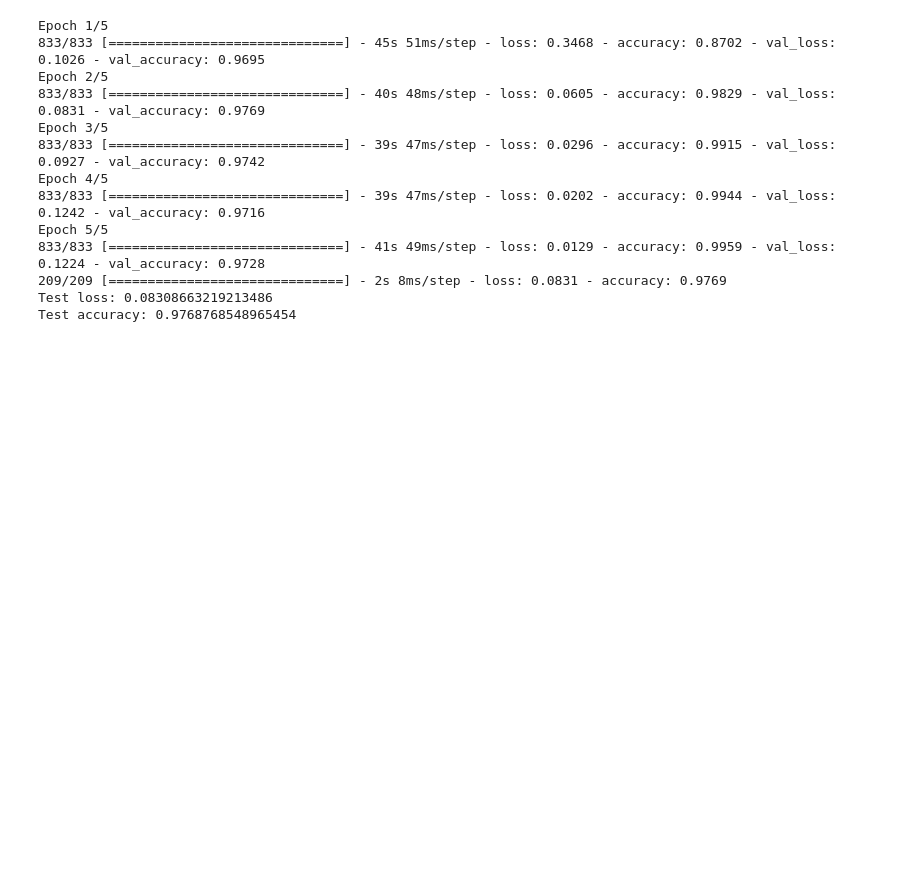
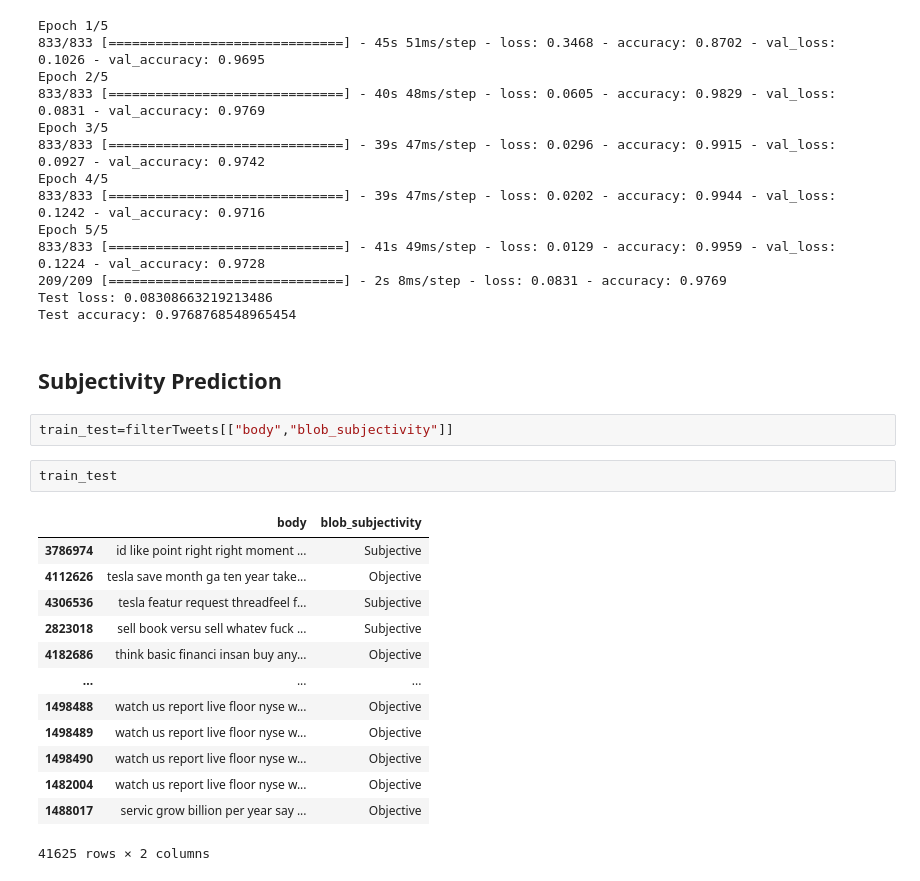
Before and after one commit to erictan23/TwitterIR, a Jupyter notebook: SentimentalAnalysis.ipynb, the cells around one changed output. Drawn from its saved outputs; the diff is of its cells as text; blank space fills up the shorter version.

Commit message:
Added Subjectivity Classification for Tweets

```diff
--- a/SentimentalAnalysis.ipynb
+++ b/SentimentalAnalysis.ipynb
@@ -866,3 +868,23 @@ Epoch 5/5
 209/209 [==============================] - 2s 8ms/step - loss: 0.0831 - accuracy: 0.9769
 Test loss: 0.08308663219213486
 Test accuracy: 0.9768768548965454
+# %% [markdown]
+## Subjectivity Prediction
+# %%
+train_test=filterTweets[["body","blob_subjectivity"]]
+# %%
+train_test
+# %% [output]
+|  | body | blob_subjectivity |
+| 3786974 | id like point right right moment ... | Subjective |
+| 4112626 | tesla save month ga ten year take... | Objective |
+| 4306536 | tesla featur request threadfeel f... | Subjective |
+| 2823018 | sell book versu sell whatev fuck ... | Subjective |
+| 4182686 | think basic financi insan buy any... | Objective |
+| ... | ... | ... |
+| 1498488 | watch us report live floor nyse w... | Objective |
+| 1498489 | watch us report live floor nyse w... | Objective |
+| 1498490 | watch us report live floor nyse w... | Objective |
+| 1482004 | watch us report live floor nyse w... | Objective |
+| 1488017 | servic grow billion per year say ... | Objective |
+41625 rows × 2 columns
```
Also changed, not shown: parts of 19 cells of this notebook.
